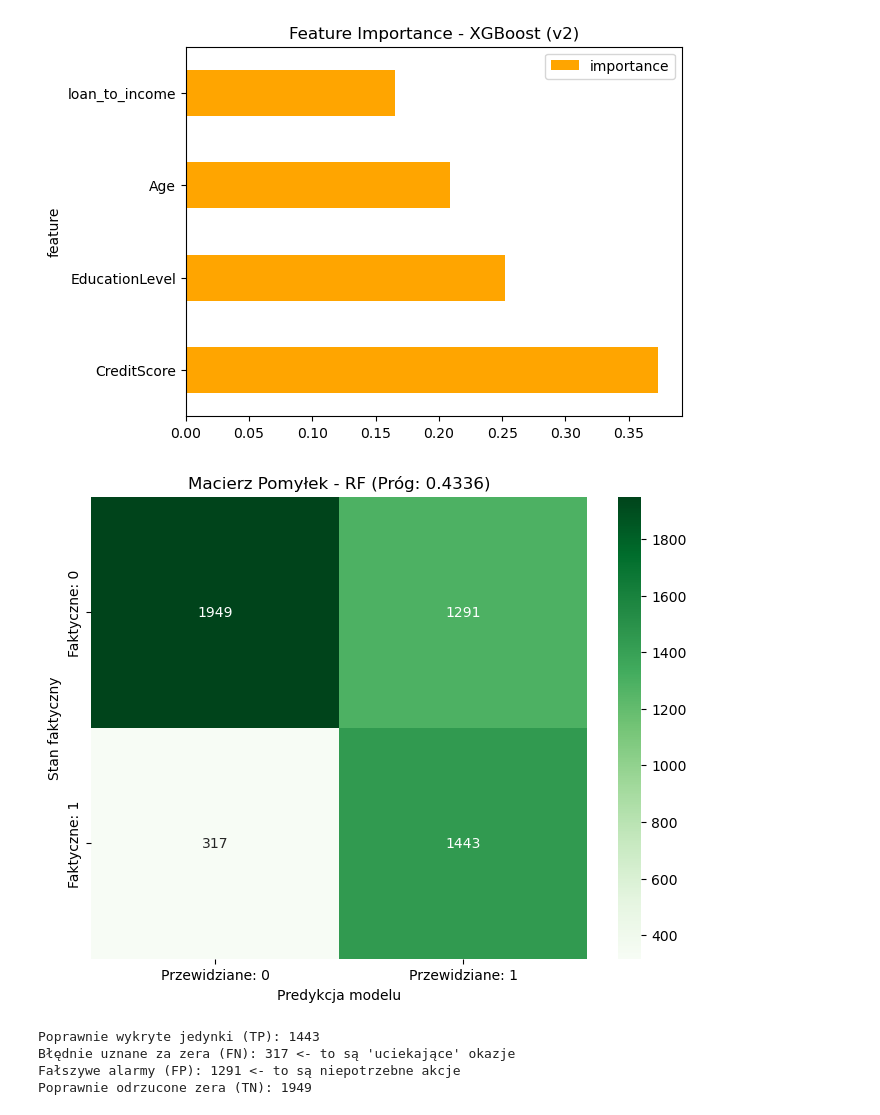
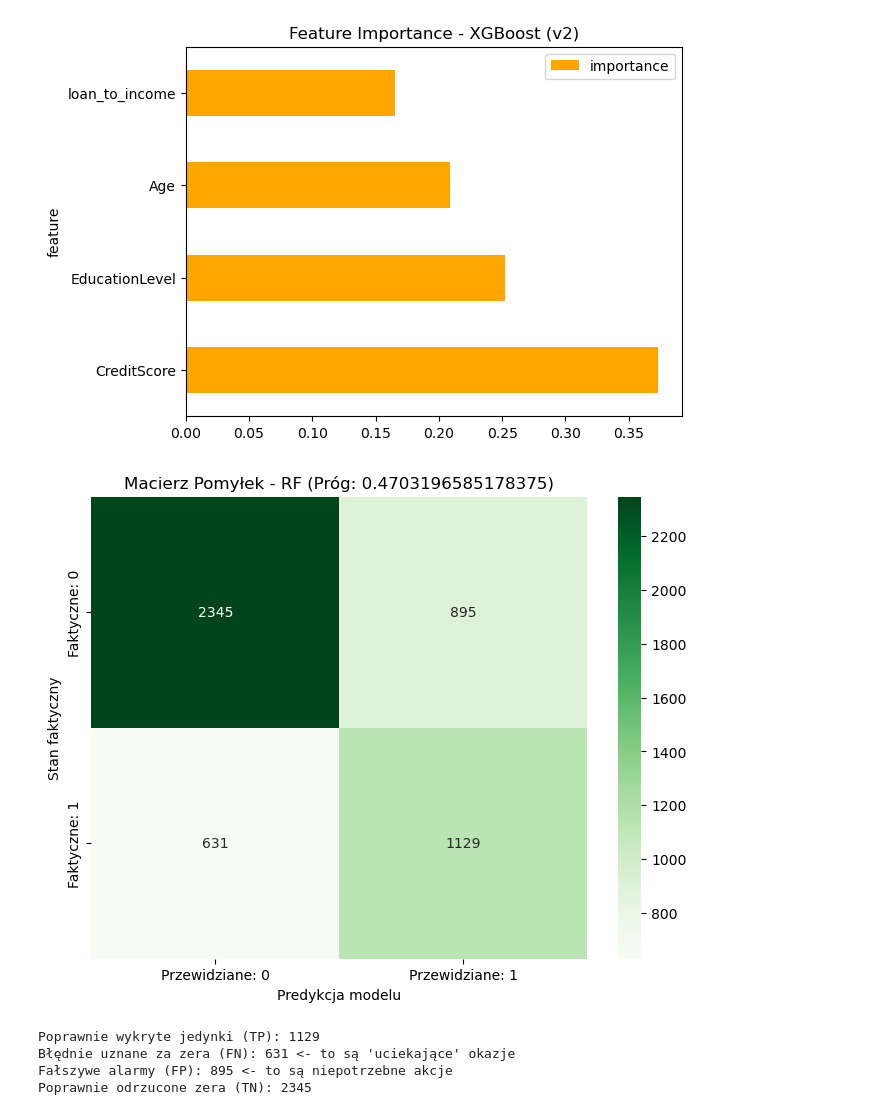
Before and after one commit to malgorzatakukielka/default, a Jupyter notebook: analiza.ipynb, the cells around one changed output. Cells and saved outputs as stored; diff of their text form; code cells hidden in the pictures.

```diff
--- a/analiza.ipynb
+++ b/analiza.ipynb
@@ -694,39 +694,38 @@ import seaborn as sns
 import matplotlib.pyplot as plt
 from sklearn.metrics import confusion_matrix
 
 # 1. Pobieramy najlepszy model RF z Twojej tabeli wyników
 mask_rf = (results_v2_df['Model'] == 'Lasy losowe') & (results_v2_df['Opis'] == 'Dolosowane 15 000')
 rf_best = results_v2_df.loc[mask_rf, 'Model_Object'].values[0]
 
 # 2. Generujemy prawdopodobieństwa dla zbioru testowego
 y_probs_rf = rf_best.predict_proba(X_test_v2)[:, 1]
 
-# 3. Stosujemy Twój optymalny próg 0.4336
-optimal_thresh = 0.4336
-y_pred_optimal = (y_probs_rf >= optimal_thresh).astype(int)
+
+y_pred_optimal = (y_probs_rf >= optimal_threshold).astype(int)
 
 # 4. Tworzymy macierz pomyłek
 cm = confusion_matrix(y_test, y_pred_optimal)
 
 # 5. Wizualizacja Macierzy Pomyłek
 plt.figure(figsize=(8, 6))
 sns.heatmap(cm, annot=True, fmt='d', cmap='Greens',
             xticklabels=['Przewidziane: 0', 'Przewidziane: 1'],
             yticklabels=['Faktyczne: 0', 'Faktyczne: 1'])
-plt.title(f'Macierz Pomyłek - RF (Próg: {optimal_thresh})')
+plt.title(f'Macierz Pomyłek - RF (Próg: {optimal_threshold})')
 plt.ylabel('Stan faktyczny')
 plt.xlabel('Predykcja modelu')
 plt.show()
 
 # Dodatkowo wydrukujmy czyste statystyki
 tn, fp, fn, tp = cm.ravel()
 print(f"Poprawnie wykryte jedynki (TP): {tp}")
 print(f"Błędnie uznane za zera (FN): {fn} <- to są 'uciekające' okazje")
 print(f"Fałszywe alarmy (FP): {fp} <- to są niepotrzebne akcje")
 print(f"Poprawnie odrzucone zera (TN): {tn}")
 # %% [output]
-[figure, old version]
+[figure, new version]
-Poprawnie wykryte jedynki (TP): 1443
-Błędnie uznane za zera (FN): 317 <- to są 'uciekające' okazje
-Fałszywe alarmy (FP): 1291 <- to są niepotrzebne akcje
-Poprawnie odrzucone zera (TN): 1949
+Poprawnie wykryte jedynki (TP): 1129
+Błędnie uznane za zera (FN): 631 <- to są 'uciekające' okazje
+Fałszywe alarmy (FP): 895 <- to są niepotrzebne akcje
+Poprawnie odrzucone zera (TN): 2345
```
